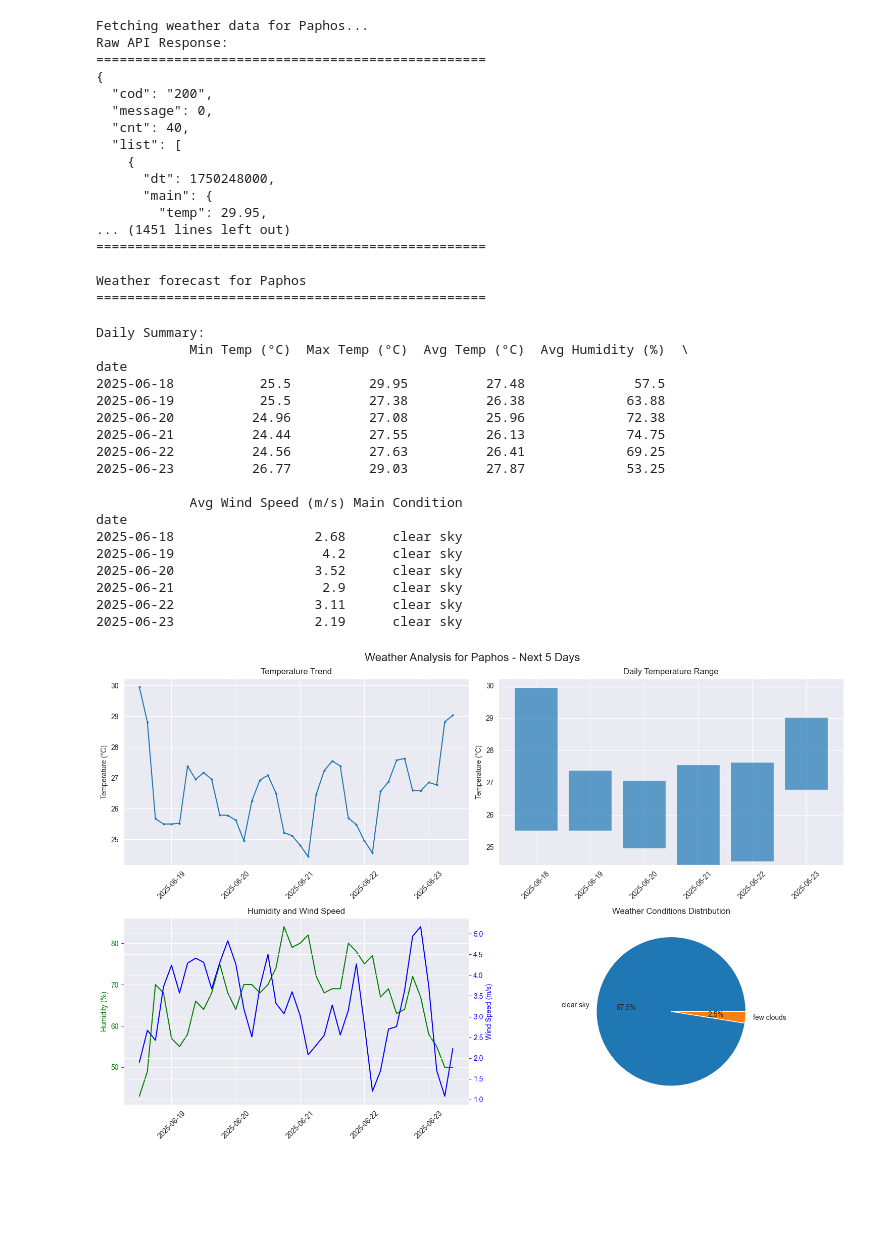
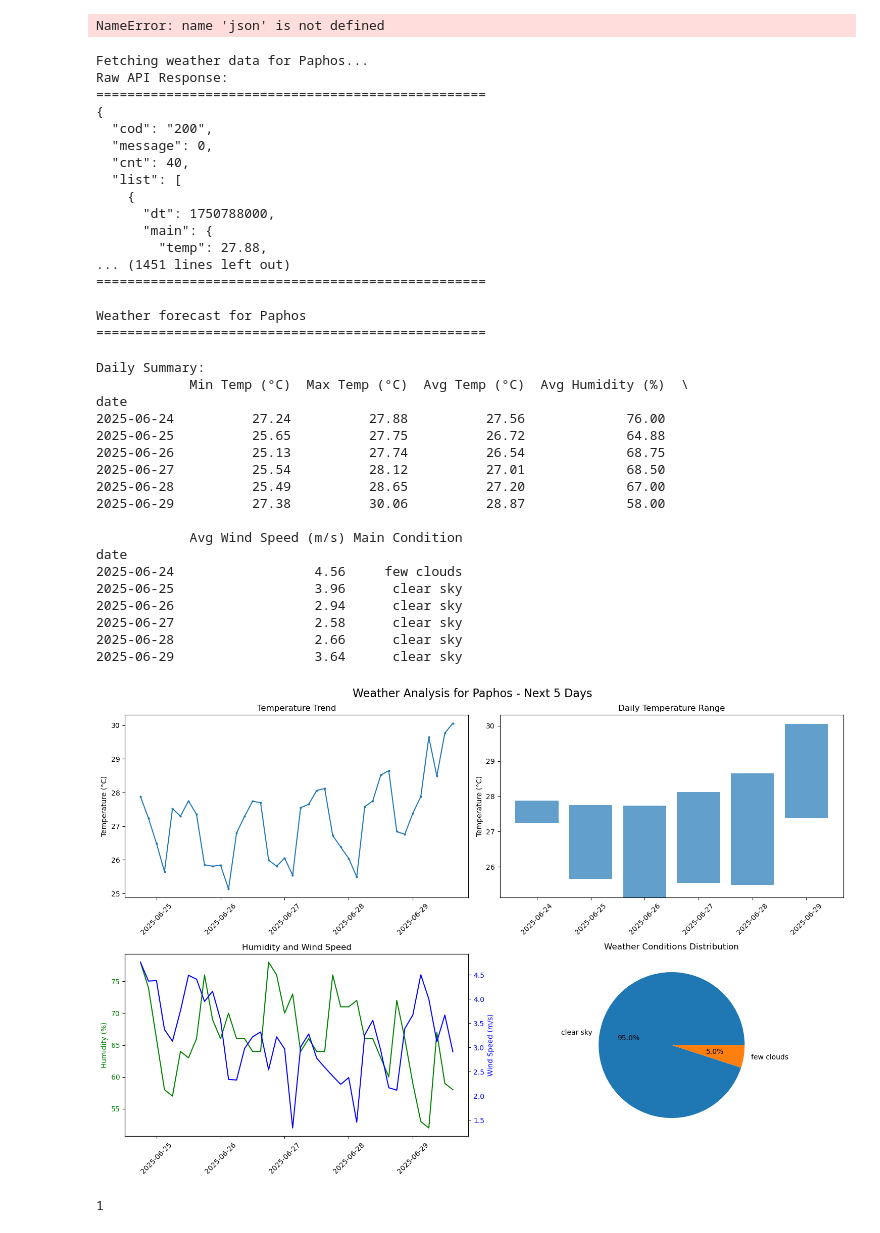
Before and after one commit to dastankevych/notebooks, a Jupyter notebook: test.ipynb, the cells around one changed output. Drawn from its saved outputs; the diff is of its cells as text; code cells hidden in the pictures; blank space fills up the shorter version.

```diff
--- a/test.ipynb
+++ b/test.ipynb
@@ -26,12 +7,9 @@ Requirement already satisfied: six>=1.5 in ./.venv/lib/python3.13/site-packages
 # %%
-# OpenWeatherMap API configuration
-# Note: You'll need to sign up at openweathermap.org to get your API key
-API_KEY = "0ee9a2df9829a6bf153af3e505b4d119"  # Replace with your actual API key
-CITY = "Paphos"
-COUNTRY_CODE = "CY"
-LANG = "EN"
-
-URL = "https://api.openweathermap.org/data/2.5/forecast"
+with open('small.json', 'r') as file:
+    data = json.load(file)
+print(json.dumps(data, indent=2))
+# %% [output]
+NameError: name 'json' is not defined
 # %%
 def get_weather_data():
     """Fetch weather forecast for city"""
@@ -110,9 +88,9 @@ Raw API Response:
   "cnt": 40,
   "list": [
     {
-      "dt": 1750248000,
+      "dt": 1750788000,
       "main": {
-        "temp": 29.95,
+        "temp": 27.88,
 ... (1451 lines left out)
 ==================================================
 
@@ -137,25 +115,25 @@ if 'weather_df' in locals() and weather_df is not None:
 Daily Summary:
             Min Temp (°C)  Max Temp (°C)  Avg Temp (°C)  Avg Humidity (%)  \
 date
-2025-06-18           25.5          29.95          27.48              57.5
-2025-06-19           25.5          27.38          26.38             63.88
-2025-06-20          24.96          27.08          25.96             72.38
-2025-06-21          24.44          27.55          26.13             74.75
-2025-06-22          24.56          27.63          26.41             69.25
-2025-06-23          26.77          29.03          27.87             53.25
+2025-06-24          27.24          27.88          27.56             76.00
+2025-06-25          25.65          27.75          26.72             64.88
+2025-06-26          25.13          27.74          26.54             68.75
+2025-06-27          25.54          28.12          27.01             68.50
+2025-06-28          25.49          28.65          27.20             67.00
+2025-06-29          27.38          30.06          28.87             58.00
 
             Avg Wind Speed (m/s) Main Condition
 date
-2025-06-18                  2.68      clear sky
-2025-06-19                   4.2      clear sky
-2025-06-20                  3.52      clear sky
-2025-06-21                   2.9      clear sky
-2025-06-22                  3.11      clear sky
-2025-06-23                  2.19      clear sky
+2025-06-24                  4.56     few clouds
+2025-06-25                  3.96      clear sky
+2025-06-26                  2.94      clear sky
+2025-06-27                  2.58      clear sky
+2025-06-28                  2.66      clear sky
+2025-06-29                  3.64      clear sky
 # %%
 # Create visualizations
 if 'weather_df' in locals() and weather_df is not None:
-    fig, axes = plt.subplots(2, 2, figsize=(15, 10)
+    fig, axes = plt.subplots(2, 2, figsize=(15, 10))
     fig.suptitle(f'Weather Analysis for {CITY} - Next 5 Days', fontsize=16)
 
     # Temperature trend
@@ -166,34 +144,38 @@ if 'weather_df' in locals() and weather_df is not None:
 
     # Daily temperature range
     daily_temp = weather_df.groupby('date')['temperature'].agg(['min', 'max'])
     x_pos = range(len(daily_temp))
     axes[0, 1].bar(x_pos, daily_temp['max'] - daily_temp['min'],
                    bottom=daily_temp['min'], alpha=0.7)
     axes[0, 1].set_title('Daily Temperature Range')
     axes[0, 1].set_ylabel('Temperature (°C)')
     axes[0, 1].set_xticks(x_pos)
     axes[0, 1].set_xticklabels([str(date) for date in daily_temp.index], rotation=45)
 
     # Humidity and Wind Speed
     axes[1, 0].plot(weather_df['datetime'], weather_df['humidity'], 'g-', label='Humidity (%)')
     axes[1, 0].set_ylabel('Humidity (%)', color='g')
     axes[1, 0].tick_params(axis='y', labelcolor='g')
     ax2 = axes[1, 0].twinx()
     ax2.plot(weather_df['datetime'], weather_df['wind_speed'], 'b-', label='Wind Speed (m/s)')
     ax2.set_ylabel('Wind Speed (m/s)', color='b')
     ax2.tick_params(axis='y', labelcolor='b')
     axes[1, 0].set_title('Humidity and Wind Speed')
     axes[1, 0].tick_params(axis='x', rotation=45)
 
     # Weather conditions distribution
     condition_counts = weather_df['description'].value_counts()
     axes[1, 1].pie(condition_counts.values, labels=condition_counts.index, autopct='%1.1f%%')
     axes[1, 1].set_title('Weather Conditions Distribution')
 
     plt.tight_layout()
     plt.show()
 # %% [output]
-[figure, old version]
+[figure, new version]
+# %%
+print(1)
+# %% [output]
+1
 # %%
 # Additional analysis and summary
 if 'weather_df' in locals() and weather_df is not None:
```
Also changed, not shown: parts of 21 cells of this notebook, 7 other files.
